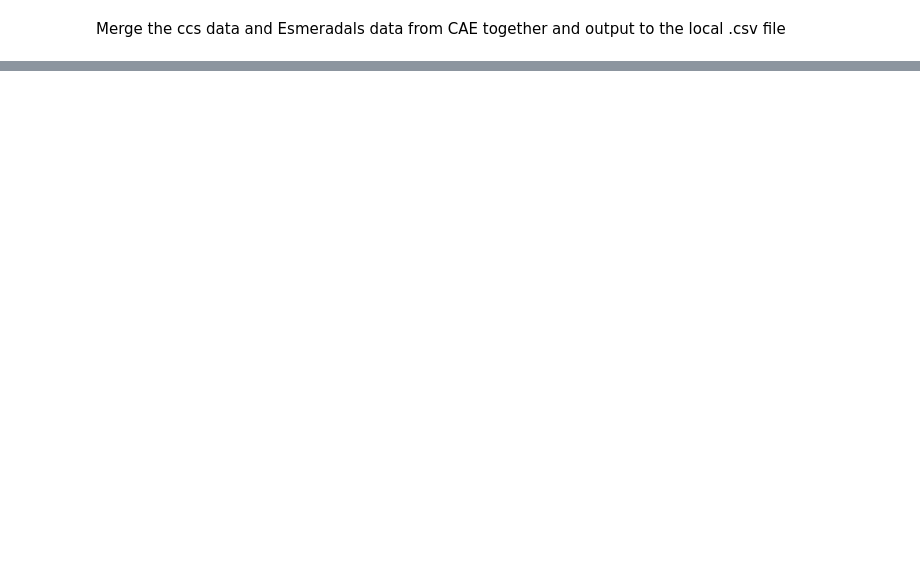
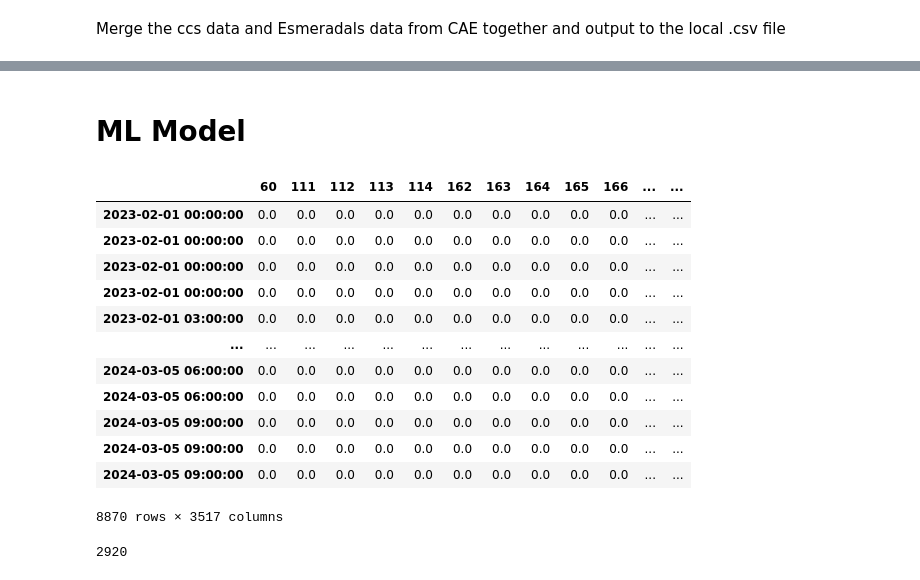
Before and after one commit to DPAINAMHI/esmeraldas, a Jupyter notebook: Scripts/load_local_data.ipynb, the cells around one changed output, grey strips where cells are left out. Saved outputs shown, nothing was run; the diff lists cells and outputs as text; code cells hidden in the pictures; blank space fills up the shorter version.

Commit message:
solved the problem of wrf data

```diff
--- a/Scripts/load_local_data.ipynb
+++ b/Scripts/load_local_data.ipynb
@@ -308,0 +544,17 @@ plot_pacf(discharge_series, ax=ax, lags=100, method='ywm')
+# %%
+# Get the current working directory
+current_dir = delimiter.join(
+        IPython.extract_module_locals()[1]["__vsc_ipynb_file__"].split(delimiter)[-5:]
+    )
+# Get the parent directory path
+parent_dir = os.path.dirname(os.path.dirname(current_dir))
+# Might need to modify the prefix of the parent_dir if necessary depending on different OS and device
+os.chdir("/users/"+parent_dir)
+# Now, your current working directory is the parent folder.
+df_wrf = pd.read_csv(f'Data{delimiter}prec_time_series.csv')
+# %%
+df_wrf['datetime'] = pd.to_datetime(df_wrf['date'] + ' ' + df_wrf['time'])
+df_wrf.set_index('datetime', inplace=True)
+df_wrf.drop(columns=df_wrf.columns[:2], inplace=True)
+df_wrf.index = df_wrf.index - pd.DateOffset(hours=1)
+df_wrf.head()
@@ -308,0 +739,8 @@ plot_pacf(discharge_series, ax=ax, lags=100, method='ywm')
+# %%
+
+# Replace negative values with 0
+df_wrf[df_wrf < 0] = 0
+
+# Drop columns containing NaN values
+df_wrf = df_wrf.dropna(axis=1, how='any')
+df_wrf.shape
@@ -350,7 +751,10 @@ fig.show()
 # %%
-merged_df = pd.merge(df_ccs, df_esm_3h, left_index=True, right_index=True, how='outer')
-merged_df.shape
+df_merged = pd.merge(df_ccs, df_wrf, left_index=True, right_index=True, how='outer')
+df_merged = pd.merge(df_merged, df_esm_3h, left_index=True, right_index=True, how='outer')
+df_merged.shape
 # shape of (time, 2759), where 2759 = 53*52 (# of pixels de Esm basin ) + 3 (# of sensors)
-start = str(merged_df.index[0].date())
-end  = str(merged_df.index[-1].date())
-merged_df.to_csv(f'merged_{start}_{end}.csv', compression= None)
+
+# start = str(df_merged.index[0].date())
+# end  = str(df_merged.index[-1].date())
+# df_merged.to_csv(f'merged_{start}_{end}.csv', compression= None)
+# (44875, 3719)
@@ -356,0 +790,2 @@ merged_df.to_csv(f'merged_{start}_{end}.csv', compression= None)
+# %% [markdown]
+# ML Model
@@ -356,0 +813,20 @@ merged_df.to_csv(f'merged_{start}_{end}.csv', compression= None)
+# %%
+df_merged.dropna()
+# %% [output]
+|  | 60 | 111 | 112 | 113 | 114 | 162 | 163 | 164 | 165 | 166 | ... | ... |
+| 2023-02-01 00:00:00 | 0.0 | 0.0 | 0.0 | 0.0 | 0.0 | 0.0 | 0.0 | 0.0 | 0.0 | 0.0 | ... | ... |
+| 2023-02-01 00:00:00 | 0.0 | 0.0 | 0.0 | 0.0 | 0.0 | 0.0 | 0.0 | 0.0 | 0.0 | 0.0 | ... | ... |
+| 2023-02-01 00:00:00 | 0.0 | 0.0 | 0.0 | 0.0 | 0.0 | 0.0 | 0.0 | 0.0 | 0.0 | 0.0 | ... | ... |
+| 2023-02-01 00:00:00 | 0.0 | 0.0 | 0.0 | 0.0 | 0.0 | 0.0 | 0.0 | 0.0 | 0.0 | 0.0 | ... | ... |
+| 2023-02-01 03:00:00 | 0.0 | 0.0 | 0.0 | 0.0 | 0.0 | 0.0 | 0.0 | 0.0 | 0.0 | 0.0 | ... | ... |
+| ... | ... | ... | ... | ... | ... | ... | ... | ... | ... | ... | ... | ... |
+| 2024-03-05 06:00:00 | 0.0 | 0.0 | 0.0 | 0.0 | 0.0 | 0.0 | 0.0 | 0.0 | 0.0 | 0.0 | ... | ... |
+| 2024-03-05 06:00:00 | 0.0 | 0.0 | 0.0 | 0.0 | 0.0 | 0.0 | 0.0 | 0.0 | 0.0 | 0.0 | ... | ... |
+| 2024-03-05 09:00:00 | 0.0 | 0.0 | 0.0 | 0.0 | 0.0 | 0.0 | 0.0 | 0.0 | 0.0 | 0.0 | ... | ... |
+| 2024-03-05 09:00:00 | 0.0 | 0.0 | 0.0 | 0.0 | 0.0 | 0.0 | 0.0 | 0.0 | 0.0 | 0.0 | ... | ... |
+| 2024-03-05 09:00:00 | 0.0 | 0.0 | 0.0 | 0.0 | 0.0 | 0.0 | 0.0 | 0.0 | 0.0 | 0.0 | ... | ... |
+8870 rows × 3517 columns
+# %%
+365*8
+# %% [output]
+2920
```
Also changed, not shown: parts of 58 cells of this notebook, 10 other files.
